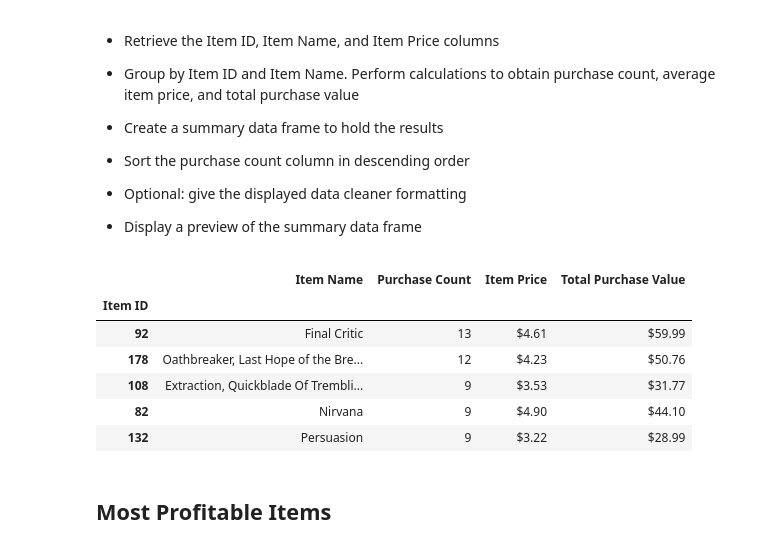
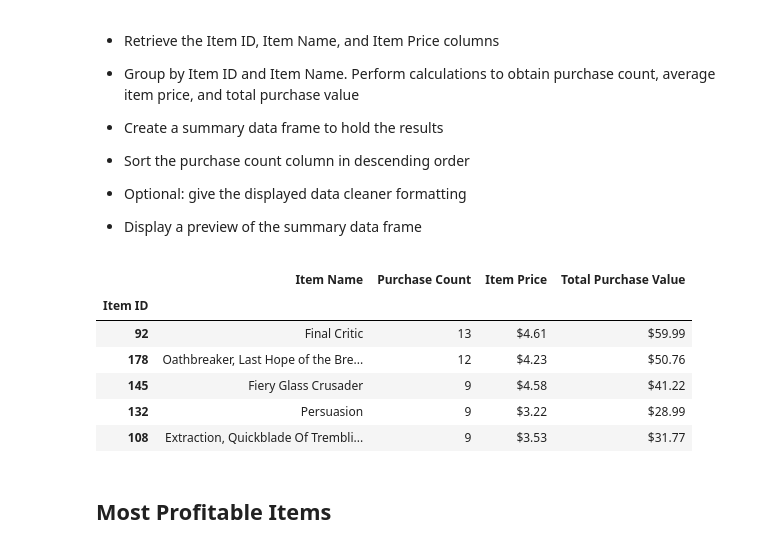
Before and after one commit to TheSharonStephenGitHub/pandas-challenge, a Jupyter notebook: HeroesOfPymoli/HeroesOfPymoli_starter.ipynb, the cells around one changed output. Drawn from its saved outputs; the diff is of its cells as text; code cells hidden in the pictures.

```diff
--- a/HeroesOfPymoli/HeroesOfPymoli_starter.ipynb
+++ b/HeroesOfPymoli/HeroesOfPymoli_starter.ipynb
@@ -428,7 +428,7 @@ for index, rows in new_df.iterrows():
 
 
 
-dictionary = sorted(new_dict.items(), key=lambda item: item[1][1], reverse = True)
+dictionary = sorted(new_dict.items(), key=lambda item: (item[1][1],item), reverse = True)
 #print(dictionary)
 
 id_list = []
@@ -438,36 +438,36 @@ average_price = []
 item_name = []
 
 for x in range(0,5):
     id_list.append(dictionary[x][0])
     purchase_count.append(dictionary[x][1][1])
     total_price.append(dictionary[x][1][0])
     average_price.append(dictionary[x][1][0]/dictionary[x][1][1])
     item_name.append(dictionary[x][1][2])
 
 
 
 data_popular = {'Item ID': (id_list),
 'Item Name': (item_name),
 'Purchase Count': (purchase_count),
 'Item Price': (average_price),
 'Total Purchase Value': (total_price)}
 
 most_popular_summary = pd.DataFrame(data_popular)
 
 most_popular_summary = most_popular_summary.set_index('Item ID', 'Item Name')
 
 most_popular_summary["Item Price"] = most_popular_summary["Item Price"].astype(float).map("${:,.2f}".format)
 most_popular_summary["Total Purchase Value"] = most_popular_summary["Total Purchase Value"].astype(float).map("${:,.2f}".format)
 
 most_popular_summary
 # %% [output]
 |  | Item Name | Purchase Count | Item Price | Total Purchase Value |
 | Item ID |  |  |  |  |
 | 92 | Final Critic | 13 | $4.61 | $59.99 |
 | 178 | Oathbreaker, Last Hope of the Bre... | 12 | $4.23 | $50.76 |
+| 145 | Fiery Glass Crusader | 9 | $4.58 | $41.22 |
+| 132 | Persuasion | 9 | $3.22 | $28.99 |
 | 108 | Extraction, Quickblade Of Trembli... | 9 | $3.53 | $31.77 |
-| 82 | Nirvana | 9 | $4.90 | $44.10 |
-| 132 | Persuasion | 9 | $3.22 | $28.99 |
 # %% [markdown]
 ## Most Profitable Items
 # %% [markdown]
```
